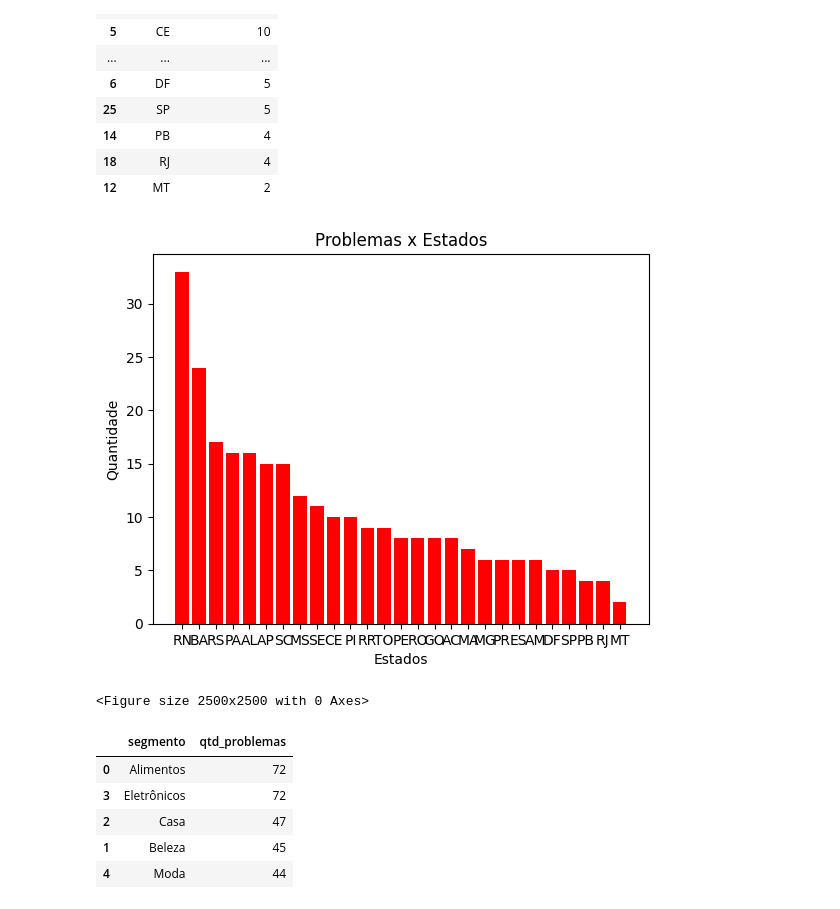
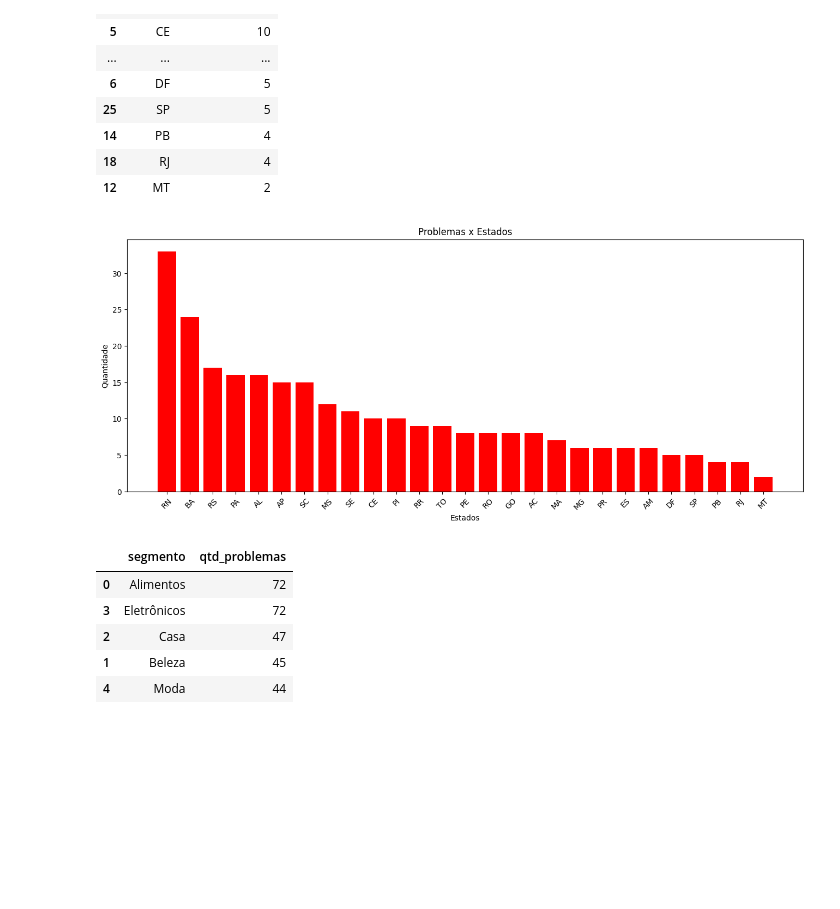
Before and after one commit to TonnyThe2nd/Analise_Dados, a Jupyter notebook: Teste/clientes_problemas.ipynb, the cells around one changed output. Cells and saved outputs as stored; diff of their text form; code cells hidden in the pictures; blank space fills up the shorter version.

```diff
--- a/Teste/clientes_problemas.ipynb
+++ b/Teste/clientes_problemas.ipynb
@@ -248,15 +261,15 @@ problemas_Estado
 | 18 | RJ | 4 |
 | 12 | MT | 2 |
 # %%
+plt.figure(figsize=(16,6))
 plt.bar(problemas_Estado['estado'], problemas_Estado['qtd_problemas'], color='r')
 plt.xlabel('Estados')
 plt.ylabel('Quantidade')
+plt.xticks(rotation=45)
 plt.title("Problemas x Estados")
-plt.figure(figsize=(30,30))
 plt.show()
 # %% [output]
-[figure, old version]
+[figure, new version]
-<Figure size 2500x2500 with 0 Axes>
 # %%
 problemas_Segmento= rel_cliente_entregaProblemas.groupby('segmento').size().reset_index(name='qtd_problemas').sort_values(by='qtd_problemas',ascending=False)
 problemas_Segmento
```
Also changed, not shown: parts of 32 cells of this notebook, 1 other file.
